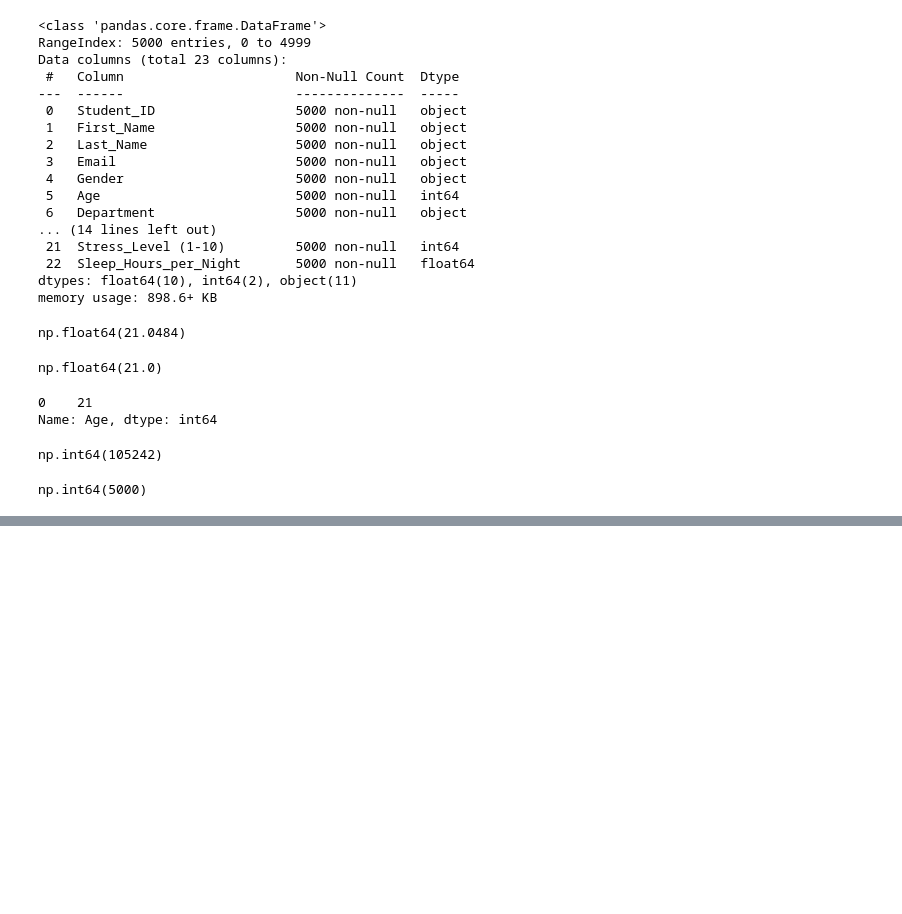
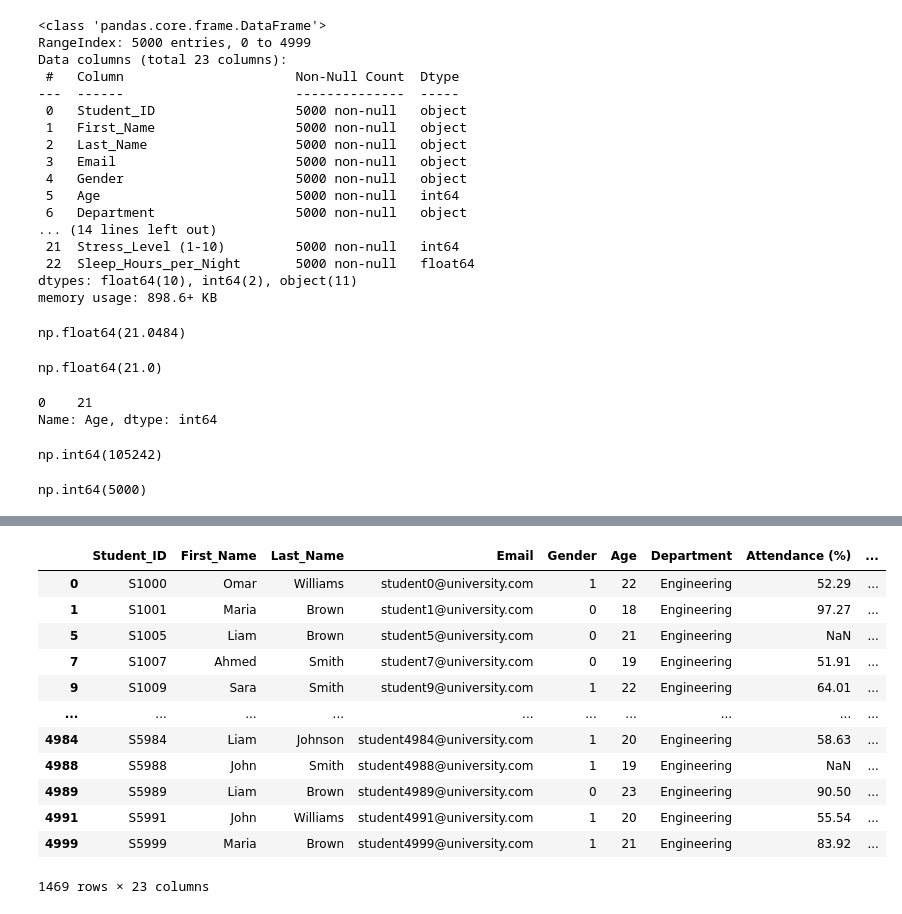
Before and after one commit to Shemnderitu/Pandasbasics, a Jupyter notebook: Pandas.ipynb, the cells around one changed output, grey strips where cells are left out. Saved outputs shown, nothing was run; the diff lists cells and outputs as text; code cells hidden in the pictures; blank space fills up the shorter version.

Commit message:
Explain .map method

```diff
--- a/Pandas.ipynb
+++ b/Pandas.ipynb
@@ -129,3 +129,9 @@ count_age = df['Age'].count()
 count_age
 # %% [output]
 np.int64(5000)
+# %%
+#.map() and .apply() methods
+#.map()- used to apply a function to each elemnt in a Pandas series (Changes variables to different data types) - used in label coding in machne learning
+df['Gender'] = df['Gender'].map({'Male': 0, 'Female': 1})
+df['Gender']
+#changed male/female to 0 and 1
@@ -131,0 +151,17 @@ np.int64(5000)
+# %%
+engineering_dpt = df[df['Department'] == 'Engineering']
+engineering_dpt
+# %% [output]
+|  | Student_ID | First_Name | Last_Name | Email | Gender | Age | Department | Attendance (%) | ... |
+| 0 | S1000 | Omar | Williams | student0@university.com | 1 | 22 | Engineering | 52.29 | ... |
+| 1 | S1001 | Maria | Brown | student1@university.com | 0 | 18 | Engineering | 97.27 | ... |
+| 5 | S1005 | Liam | Brown | student5@university.com | 0 | 21 | Engineering | NaN | ... |
+| 7 | S1007 | Ahmed | Smith | student7@university.com | 0 | 19 | Engineering | 51.91 | ... |
+| 9 | S1009 | Sara | Smith | student9@university.com | 1 | 22 | Engineering | 64.01 | ... |
+| ... | ... | ... | ... | ... | ... | ... | ... | ... | ... |
+| 4984 | S5984 | Liam | Johnson | student4984@university.com | 1 | 20 | Engineering | 58.63 | ... |
+| 4988 | S5988 | John | Smith | student4988@university.com | 1 | 19 | Engineering | NaN | ... |
+| 4989 | S5989 | Liam | Brown | student4989@university.com | 0 | 23 | Engineering | 90.50 | ... |
+| 4991 | S5991 | John | Williams | student4991@university.com | 1 | 20 | Engineering | 55.54 | ... |
+| 4999 | S5999 | Maria | Brown | student4999@university.com | 1 | 21 | Engineering | 83.92 | ... |
+1469 rows × 23 columns
```
Also changed, not shown: parts of 3 cells of this notebook.
